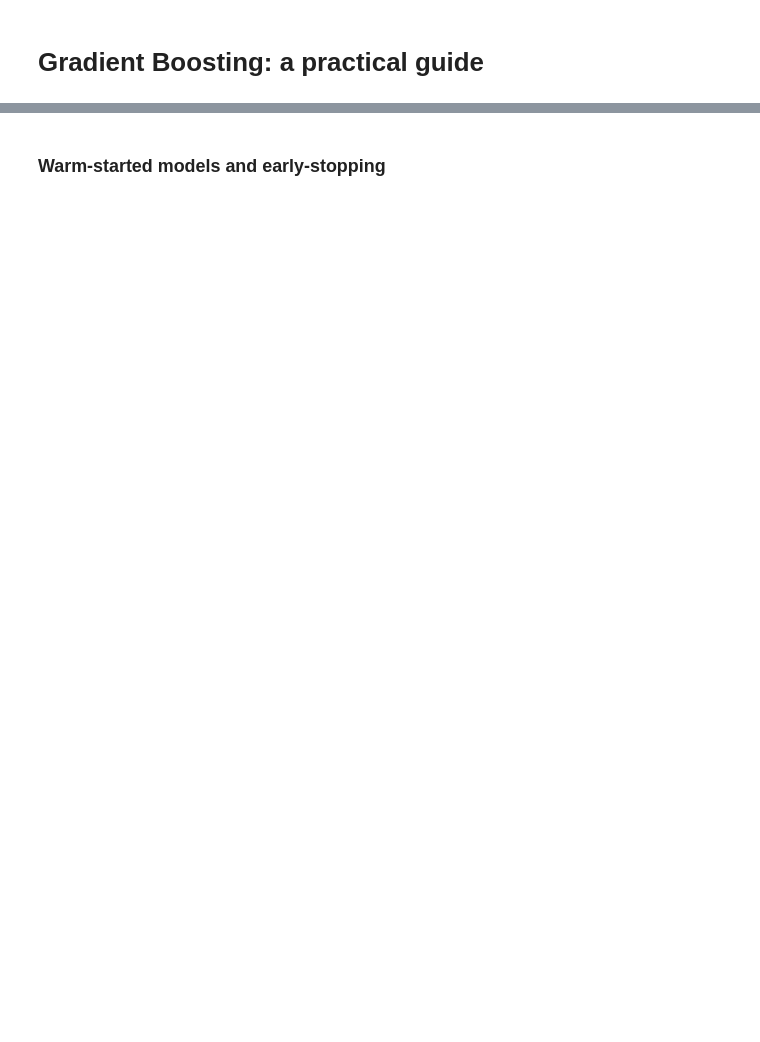
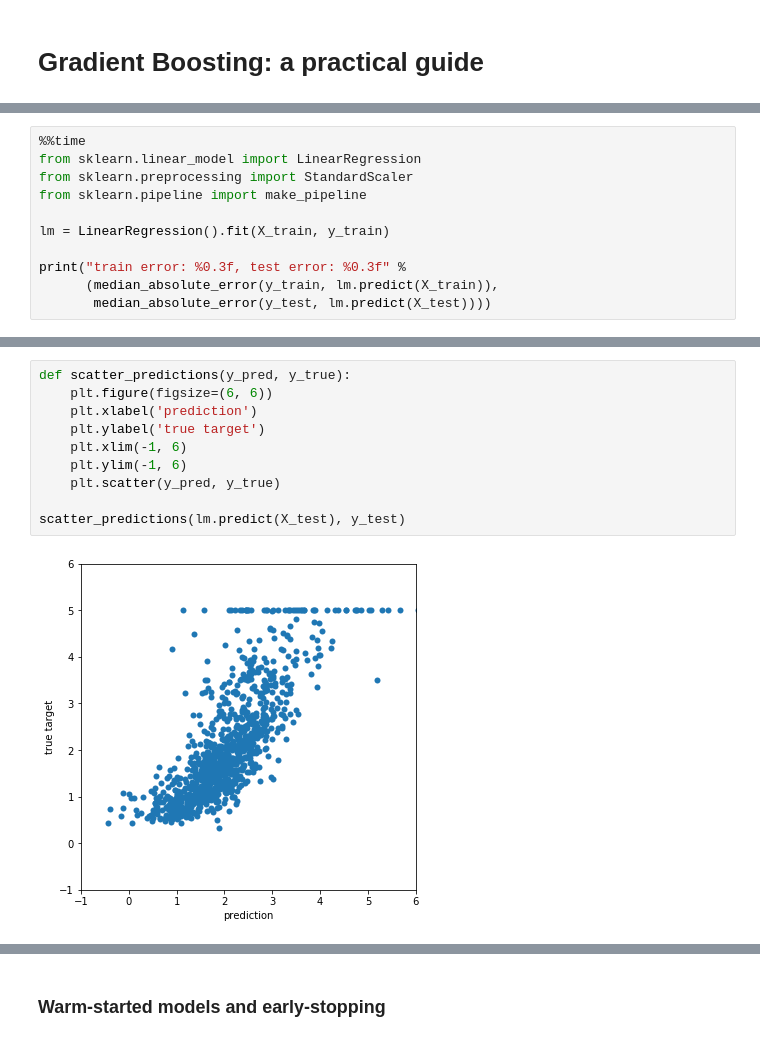
Before and after one commit to ogrisel/notebooks, a Jupyter notebook: sklearn_demos/Gradient Boosting.ipynb, the cells around one changed output, grey strips where cells are left out. Cells and saved outputs as stored; diff of their text form; blank space fills up the shorter version.

```diff
--- a/sklearn_demos/Gradient Boosting.ipynb
+++ b/sklearn_demos/Gradient Boosting.ipynb
@@ -12,0 +50,11 @@ from sklearn.ensemble import GradientBoostingRegressor
+# %%
+%%time
+from sklearn.linear_model import LinearRegression
+from sklearn.preprocessing import StandardScaler
+from sklearn.pipeline import make_pipeline
+
+lm = LinearRegression().fit(X_train, y_train)
+
+print("train error: %0.3f, test error: %0.3f" %
+      (median_absolute_error(y_train, lm.predict(X_train)),
+       median_absolute_error(y_test, lm.predict(X_test))))
@@ -12,0 +65,12 @@ from sklearn.ensemble import GradientBoostingRegressor
+# %%
+def scatter_predictions(y_pred, y_true):
+    plt.figure(figsize=(6, 6))
+    plt.xlabel('prediction')
+    plt.ylabel('true target')
+    plt.xlim(-1, 6)
+    plt.ylim(-1, 6)
+    plt.scatter(y_pred, y_true)
+
+scatter_predictions(lm.predict(X_test), y_test)
+# %% [output]
+[figure, added]
```
Also changed, not shown: parts of 60 cells of this notebook.
